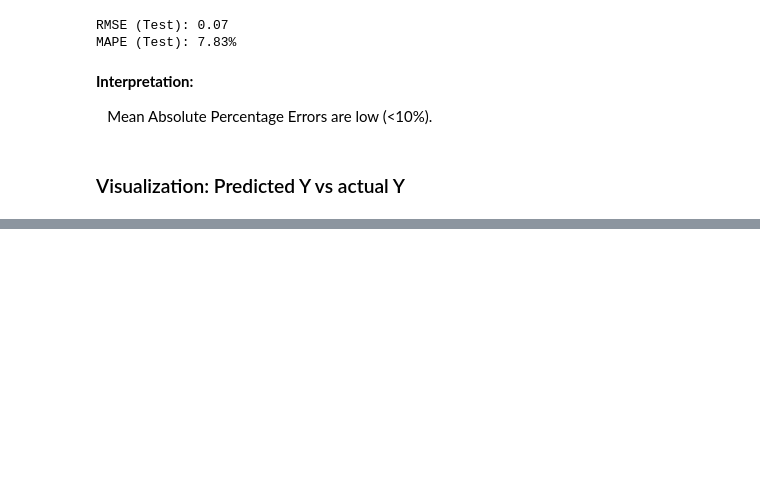
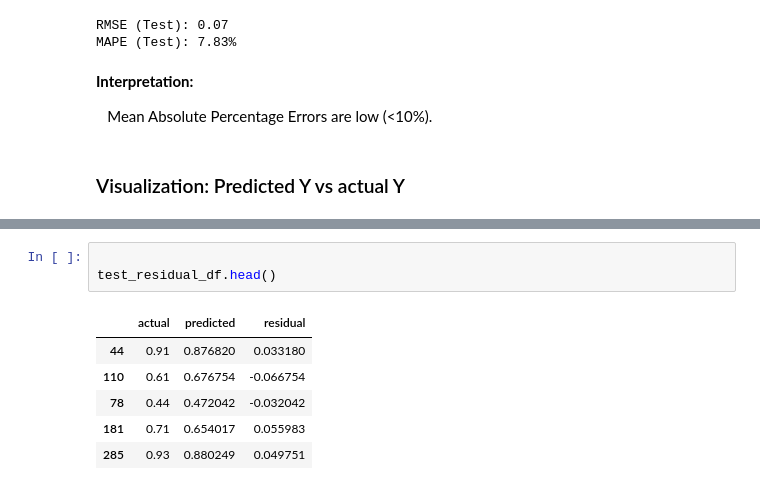
Before and after one commit to LCM-org/group6_advPython, a Jupyter notebook: multiple lr - admissions 20230215.ipynb, the cells around one changed output, grey strips where cells are left out. Drawn from its saved outputs; the diff is of its cells as text; blank space fills up the shorter version.

```diff
--- a/multiple lr - admissions 20230215.ipynb
+++ b/multiple lr - admissions 20230215.ipynb
@@ -577,0 +600,10 @@ plt.show()
+# %%
+
+test_residual_df.head()
+# %% [output]
+|  | actual | predicted | residual |
+| 44 | 0.91 | 0.876820 | 0.033180 |
+| 110 | 0.61 | 0.676754 | -0.066754 |
+| 78 | 0.44 | 0.472042 | -0.032042 |
+| 181 | 0.71 | 0.654017 | 0.055983 |
+| 285 | 0.93 | 0.880249 | 0.049751 |
```
Also changed, not shown: parts of 18 cells of this notebook.
